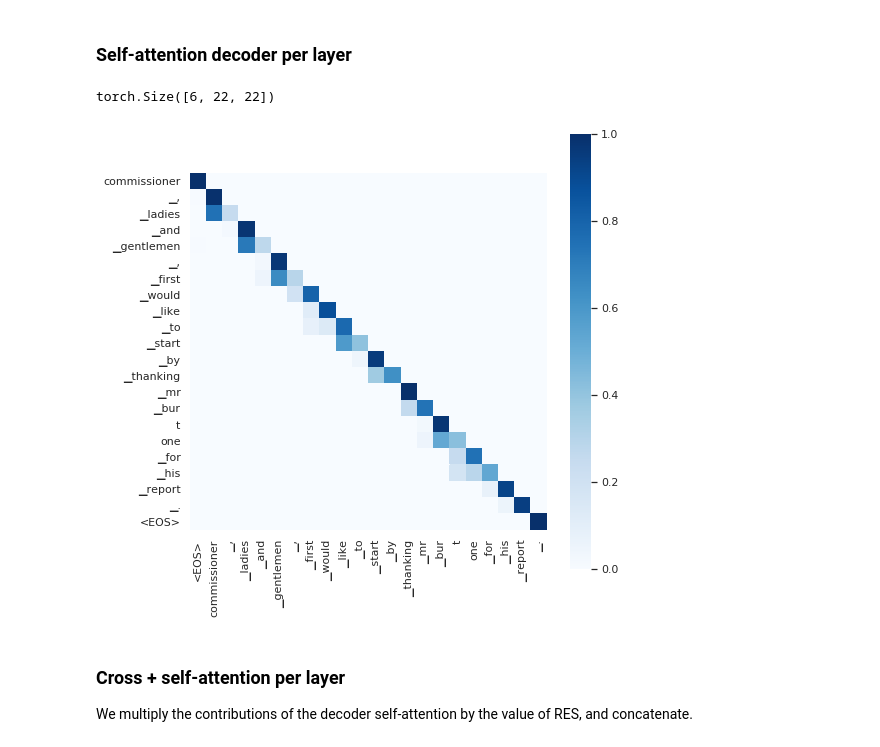
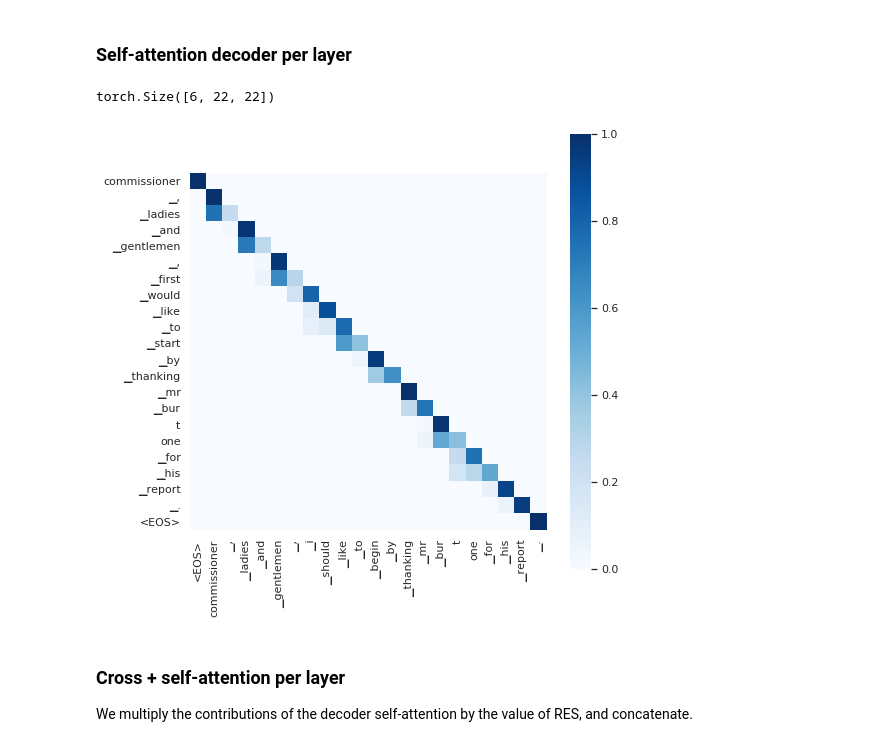
Before and after one commit to mt-upc/transformer-contributions-nmt, a Jupyter notebook: nmt_interpretability.ipynb, the cells around one changed output. Saved outputs shown, nothing was run; the diff lists cells and outputs as text; code cells hidden in the pictures.

```diff
--- a/nmt_interpretability.ipynb
+++ b/nmt_interpretability.ipynb
@@ -28,41 +31,34 @@ device = "cuda" if torch.cuda.is_available() else "cpu"
 # %% [markdown]
 ## Load model
 # %%
+# Paths
 europarl_dir = Path(os.environ['EUROPARL_DATA_DIR'])
 ckpt_dir = Path(os.environ['EUROPARL_CKPT_DIR'])
 #iwslt14_dir = Path(os.environ['IWSLT14_DATA_DIR'])
 #ckpt_dir = Path(os.environ['IWSLT14_CKPT_DIR'])
 
-warnings.simplefilter('ignore')
+# Choose model
+model_type = 'baseline'
+seed = 2253 # 1234
 
-model_type = 'baseline'
-suffix = '_q_self_attn_head' #'_q_wandb'
-seed = 2253                  # 1234
-
-if model_type == 'baseline':
-    suffix=''
+data_sample = 'interactive' # generate/interactive
 
 hub = FairseqTransformerHub.from_pretrained(
     ckpt_dir / f"{model_type}/{seed}",
-    checkpoint_file=f"checkpoint_best{suffix}.pt",
+    checkpoint_file=f"checkpoint_best.pt",
     data_name_or_path=(europarl_dir / "processed_data/fairseq_preprocessed_data").as_posix(), # processed data
     #(data_name_or_path=iwslt14_dir / "data-bin").as_posix(),
 )
-num_layers = 6
-eos_id = hub.tgt_dict.index("</s>")
+NUM_LAYERS = 6
 # %% [markdown]
 ## Get sample for analysis
 # %%
 # Get sample from provided test data
-### IWSLT14 test
-#test_de_bpe = iwslt14_dir / "test.de"
-#test_de_word = iwslt14_dir / "tmp/test.de"
-#test_en_bpe = iwslt14_dir / "test.en"
-#test_en_word = iwslt14_dir / "tmp/test.en"
 
-# i = 148 # 0, 1 28, 45, 148 (pred_tok vs tgt_tok), 178, 16 (Hallucination)
+if data_sample == 'generate':
+    i = 148 # 0, 1 28, 45, 148 (pred_tok vs tgt_tok), 178, 16 (Hallucination)
 
-# src_sent, src_tok, src_tensor, tgt_sent, tgt_tok, tgt_tensor = hub.get_sample('test', i)
-# print(f"\nSource sentence: \t {src_sent}")
-# print(f"Target sentence: \t {tgt_sent}")
+    src_sent, src_tok, src_tensor, tgt_sent, tgt_tok, tgt_tensor = hub.get_sample('test', i)
+    print(f"\nSource sentence: \t {src_sent}")
+    print(f"Target sentence: \t {tgt_sent}")
 # %%
@@ -178,15 +177,15 @@ mean residual 0.85760367 std 0.06399247
 # %%
 layer = 0
 self_attn_dec_contributions = torch.squeeze(hub.get_contributions(src_tensor, tgt_tensor, 'l1', norm_mode='min_sum')['decoder.self_attn'])#encoder.self_attn
 print(self_attn_dec_contributions.size())
 plt.figure(figsize=(8,8))
 self_attn_dec_contributions = self_attn_dec_contributions.detach().cpu().numpy()
-df = pd.DataFrame(self_attn_dec_contributions[layer],columns= ['<EOS>'] + pred_tok, index=pred_tok + ['<EOS>'])
+df = pd.DataFrame(self_attn_dec_contributions[layer],columns= ['<EOS>'] + tgt_tok, index=pred_tok + ['<EOS>'])
 sns.set(font_scale=1)
 sns.heatmap(df,cmap="Blues",square=True);
 # %% [output]
 torch.Size([6, 22, 22])
-[figure, old version]
+[figure, new version]
 # %% [markdown]
 ### Cross + self-attention per layer
 
```
Also changed, not shown: parts of 13 cells of this notebook, 17 other files.
